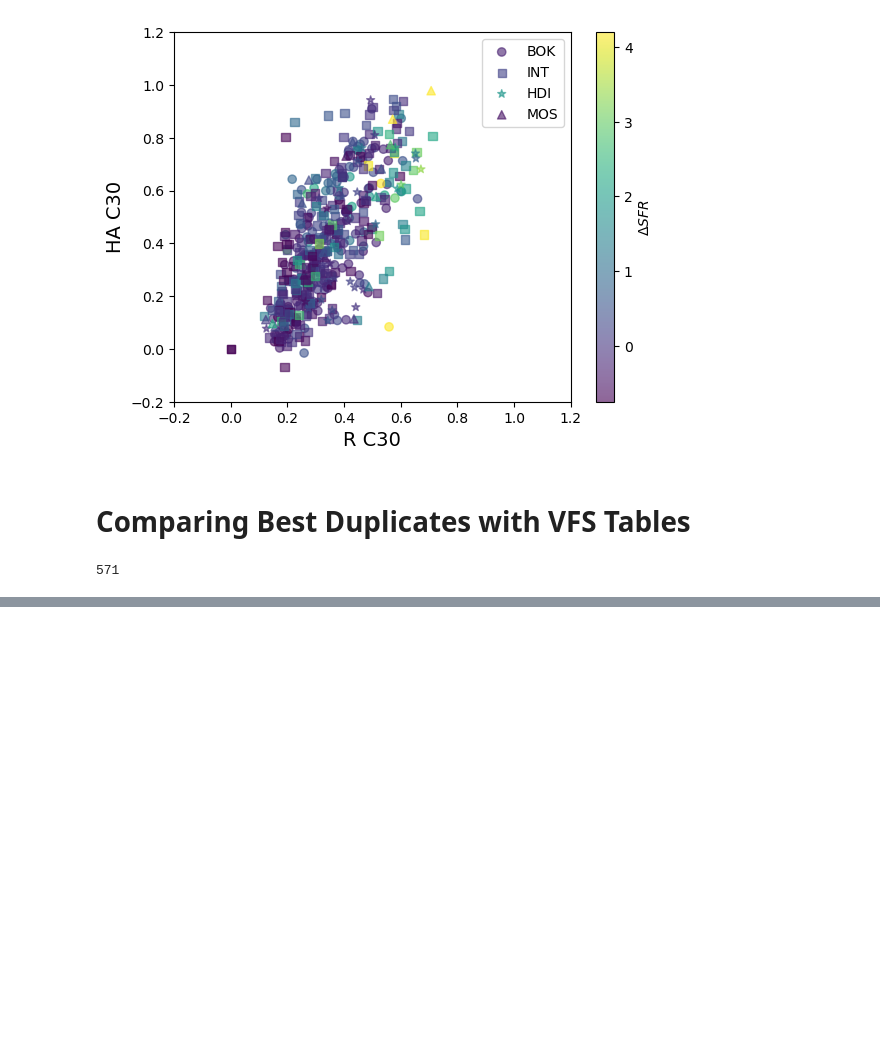
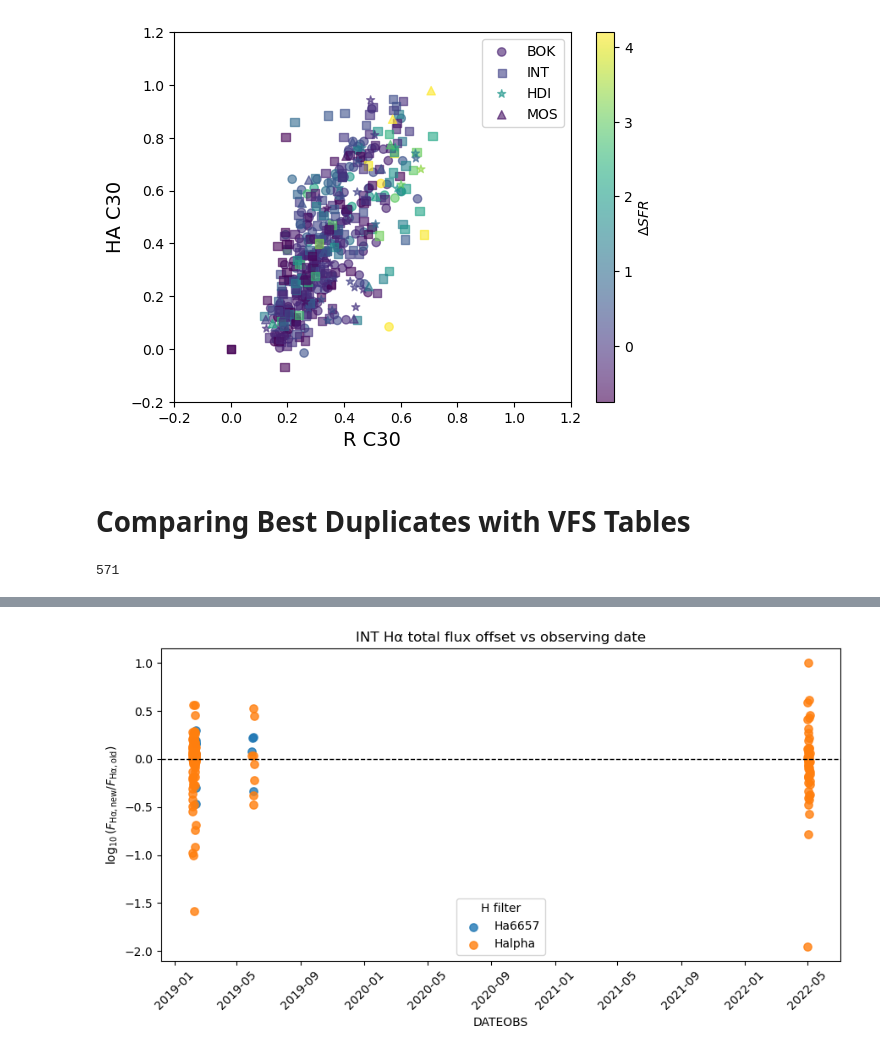
Before and after one commit to rfinn/hapypost, a Jupyter notebook: notebooks/02_validate_duplicates.ipynb, the cells around one changed output, grey strips where cells are left out. Drawn from its saved outputs; the diff is of its cells as text; code cells hidden in the pictures; blank space fills up the shorter version.

```diff
--- a/notebooks/02_validate_duplicates.ipynb
+++ b/notebooks/02_validate_duplicates.ipynb
@@ -1743,0 +2312,41 @@ bestduptab.colnames
+# %%
+import numpy as np
+import pandas as pd
+import matplotlib.pyplot as plt
+
+# choose date/filter columns after old-new join
+date_col = "DATEOBS_new"
+filter_col = "HFILTER_new"   # change if your column is named differently
+
+# parse dates
+dates = pd.to_datetime(np.asarray(comp[date_col]).astype(str), errors="coerce")
+y = np.asarray(comp["D_H_TOT"], dtype=float)
+filters = np.asarray(comp[filter_col]).astype(str)
+
+good = np.isfinite(y) & dates.notna()
+
+unique_filters = np.unique(filters[good])
+
+plt.figure(figsize=(9, 5))
+
+for f in unique_filters:
+    m = good & (filters == f)
+    plt.scatter(
+        dates[m],
+        y[m],
+        s=45,
+        alpha=0.8,
+        label=f,
+    )
+
+plt.axhline(0, color="k", ls="--", lw=1)
+
+plt.xlabel("DATEOBS")
+plt.ylabel(r"$\log_{10}(F_{\rm H\alpha,new}/F_{\rm H\alpha,old})$")
+plt.title("INT Hα total flux offset vs observing date")
+plt.legend(title="H filter", fontsize=10)
+plt.xticks(rotation=45)
+plt.tight_layout()
+plt.show()
+# %% [output]
+[figure, added]
```
Also changed, not shown: parts of 24 cells of this notebook, 5 other files.
